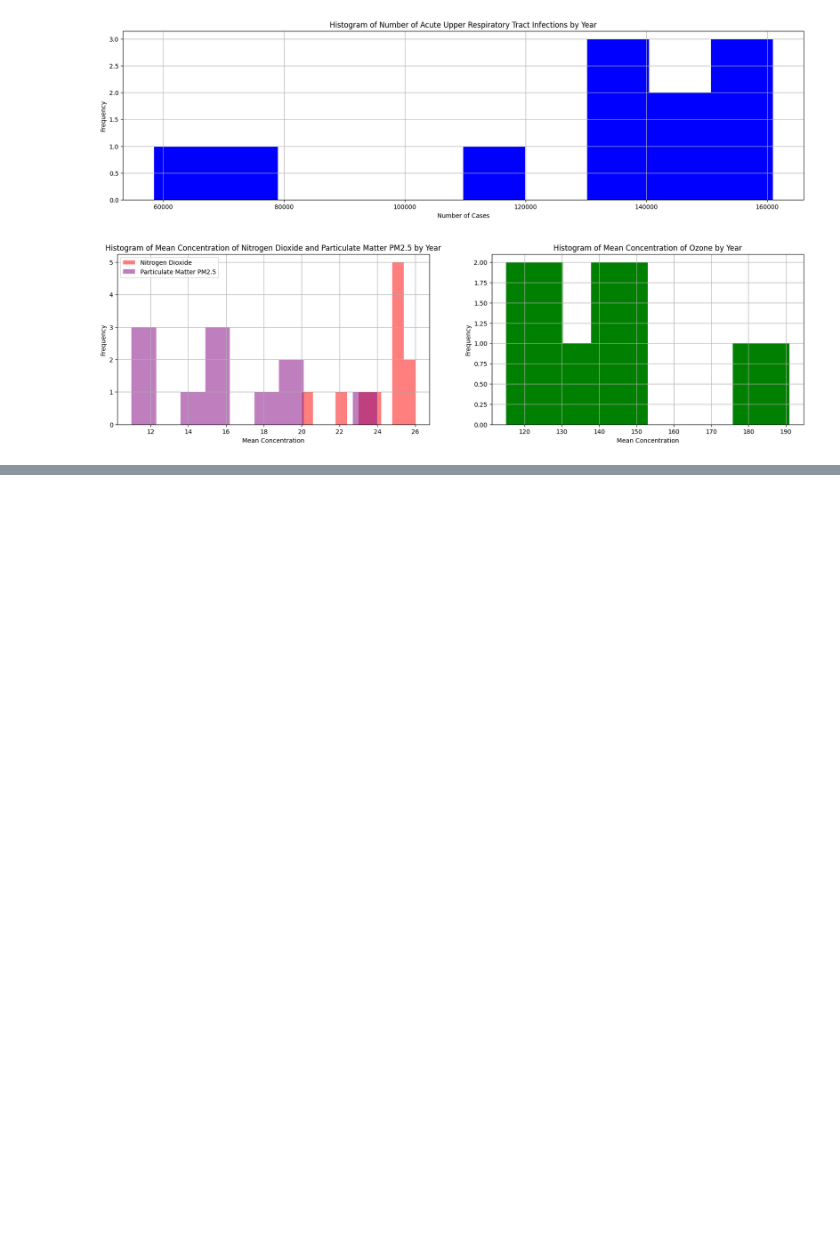
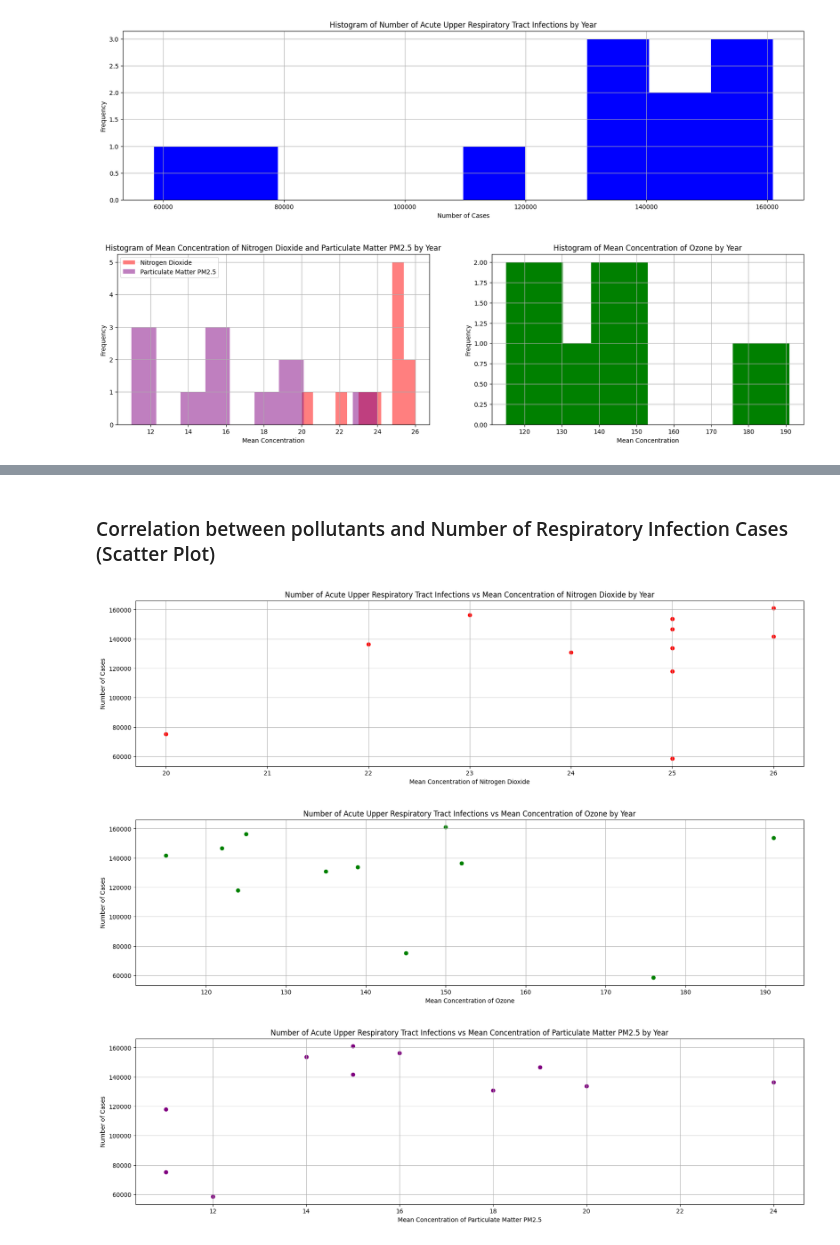
Before and after one commit to Reub26/Programming-for-Data-Science-CA1, a Jupyter notebook: main.ipynb, the cells around one changed output, grey strips where cells are left out. Saved outputs shown, nothing was run; the diff lists cells and outputs as text; code cells hidden in the pictures; blank space fills up the shorter version.

```diff
--- a/main.ipynb
+++ b/main.ipynb
@@ -143,16 +143,16 @@ print() # empty line
 # fix difference in time periods between respiratory data and other air pollutant data
 # first, extract year
 years = np.array([int(week.split("-")[0]) for week in respiratory_disease_data["epi_week"]])
-unique_years = np.unique(years)
+respiratory_unique_years = np.unique(years)
 
-print(f"The data for Acute Upper Respiratory Tract infections spans from {unique_years[0]} to {unique_years[-1]}.")
+print(f"The data for Acute Upper Respiratory Tract infections spans from {respiratory_unique_years[0]} to {respiratory_unique_years[-1]}.")
 
 # aggregate respiratory cases by year
-respiratory_cases_by_year = np.array([np.sum(respiratory_disease_data[years == year]["no_of_cases"]) for year in unique_years])
+respiratory_cases_by_year = np.array([np.sum(respiratory_disease_data[years == year]["no_of_cases"]) for year in respiratory_unique_years])
 # respiratory is now an array with number of cases of Acute Upper Respiratory Tract infections with the same index as unique_years
 
-print(f"The highest aggregate number of cases of Acute Upper Respiratory Tract infections is {np.max(respiratory_cases_by_year)} in the year {unique_years[np.argmax(respiratory_cases_by_year)]}.")
-print(f"The lowest aggregate number of cases of Acute Upper Respiratory Tract infections is {np.min(respiratory_cases_by_year)} in the year {unique_years[np.argmin(respiratory_cases_by_year)]}.")
+print(f"The highest aggregate number of cases of Acute Upper Respiratory Tract infections is {np.max(respiratory_cases_by_year)} in the year {respiratory_unique_years[np.argmax(respiratory_cases_by_year)]}.")
+print(f"The lowest aggregate number of cases of Acute Upper Respiratory Tract infections is {np.min(respiratory_cases_by_year)} in the year {respiratory_unique_years[np.argmin(respiratory_cases_by_year)]}.")
 print(f"The average aggregate number of cases of Acute Upper Respiratory Tract infections is {np.mean(respiratory_cases_by_year):.2f}.")
 
 print("".join(["=" for _ in range(len(header))]))
@@ -276,0 +273,57 @@ Finally, Ozone has majority of its data in the 115 to 150 units range, with a ex
+# %% [markdown]
+### Correlation between pollutants and Number of Respiratory Infection Cases (Scatter Plot)
+# %%
+# scatter plot to look for possible correlation between datasets
+# will plot 6 different graphs with every 2 graphs comapring number of cases to 1 air pollutant.
+# for each air pollutant, will plot number of cases vs air pollutant concentration
+# 2 graphs for each air pollutant, 1 for highest mean concentration 1 for lowest mean concentration
+
+
+# function for plotting scatter
+def scatter_plot(x_axis:np.ndarray, y_axis:np.ndarray, title:str, x_label:str, y_label:str, color:str):
+  '''
+  This function takes in 2 numpy arrays and plots a scatter plot of the data.
+
+  Args:
+    x_axis: numpy array of x-axis data
+    y_axis: numpy array of y-axis data
+    title: title of the scatter plot
+    x_label: x-axis label
+    y_label: y-axis label
+    color: color of the scatter plot
+  '''
+  plt.figure(figsize=(20, 5))
+  plt.scatter(x_axis, y_axis, color=color)
+  plt.title(title)
+  plt.xlabel(x_label)
+  plt.ylabel(y_label)
+  plt.grid()
+  plt.show()
+
+
+# # plot num of cases vs NO2
+scatter_plot(
+  no2_data[:, 1], respiratory_cases_by_year,
+  "Number of Acute Upper Respiratory Tract Infections vs Mean Concentration of Nitrogen Dioxide by Year",
+  "Mean Concentration of Nitrogen Dioxide", "Number of Cases", "red"
+)
+
+
+# # plot num of cases vs Ozone
+scatter_plot(
+  ozone_data[:, 1], respiratory_cases_by_year,
+  "Number of Acute Upper Respiratory Tract Infections vs Mean Concentration of Ozone by Year",
+  "Mean Concentration of Ozone", "Number of Cases", "green"
+)
+
+
+# # plot num of cases vs PM2.5
+scatter_plot(
+  pm25_data[:, 1], respiratory_cases_by_year,
+  "Number of Acute Upper Respiratory Tract Infections vs Mean Concentration of Particulate Matter PM2.5 by Year",
+  "Mean Concentration of Particulate Matter PM2.5", "Number of Cases", "purple"
+)
+# %% [output]
+[figure, added]
+[figure, added]
+[figure, added]
```
Also changed, not shown: parts of 11 cells of this notebook.
